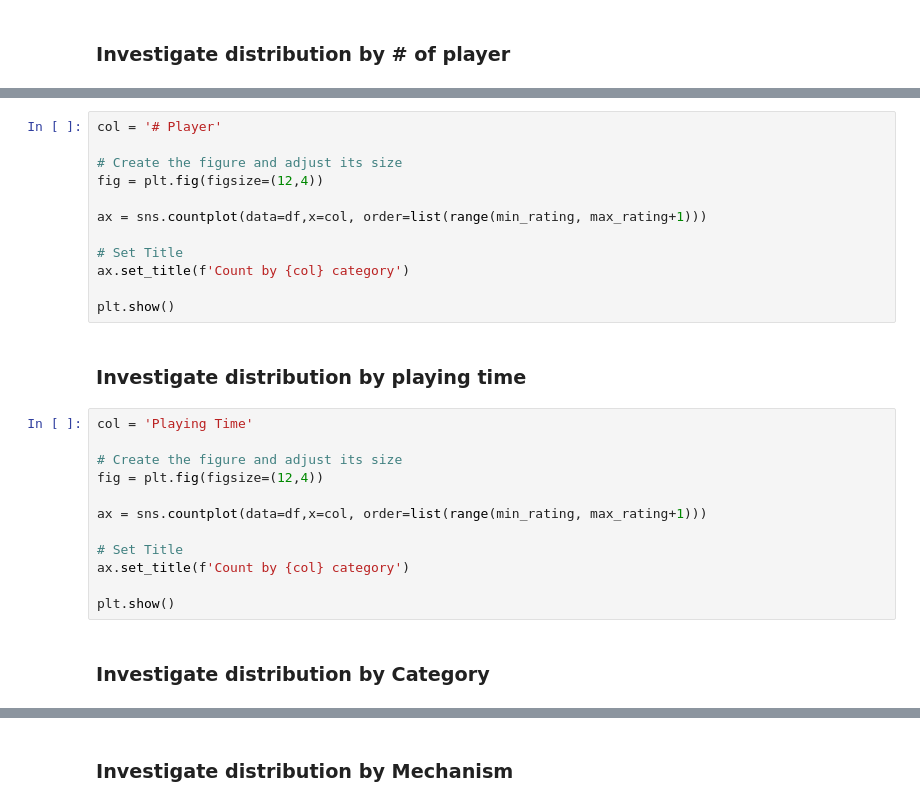
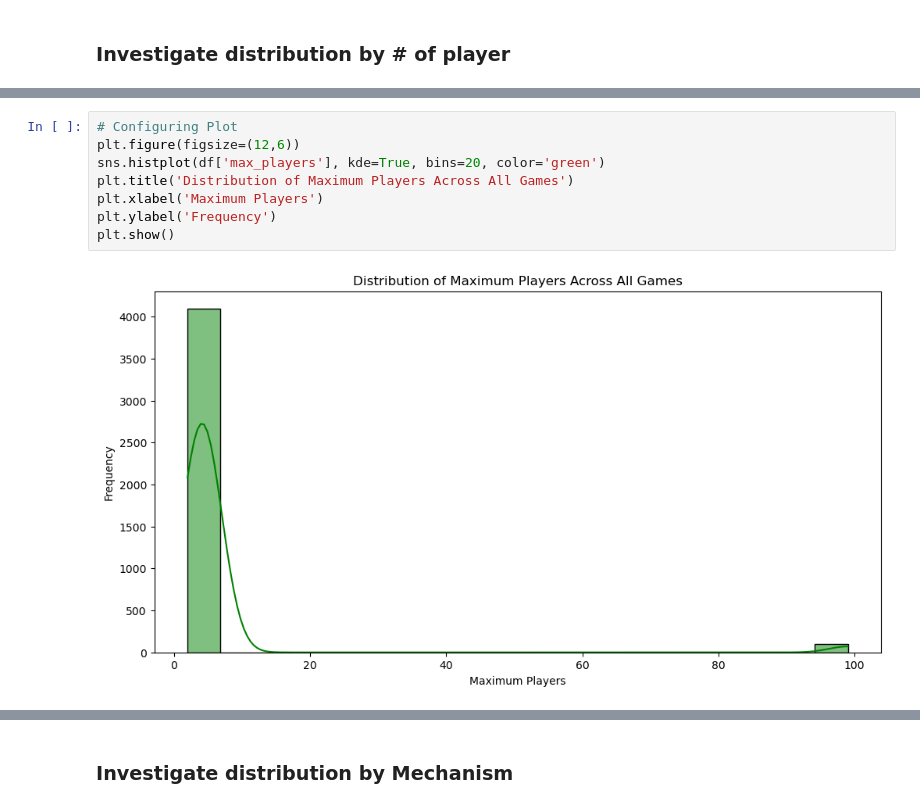
Before and after one commit to ABF-QC/Module3_Project2_solo, a Jupyter notebook: notebook/EDA.ipynb, the cells around one changed output, grey strips where cells are left out. Saved outputs shown, nothing was run; the diff lists cells and outputs as text.

```diff
--- a/notebook/EDA.ipynb
+++ b/notebook/EDA.ipynb
@@ -65,28 +136,10 @@ plt.show()
 # %%
-col = '# Player'
-
-# Create the figure and adjust its size
-fig = plt.fig(figsize=(12,4))
-
-ax = sns.countplot(data=df,x=col, order=list(range(min_rating, max_rating+1)))
-
-# Set Title
-ax.set_title(f'Count by {col} category')
-
+# Configuring Plot
+plt.figure(figsize=(12,6))
+sns.histplot(df['max_players'], kde=True, bins=20, color='green')
+plt.title('Distribution of Maximum Players Across All Games')
+plt.xlabel('Maximum Players')
+plt.ylabel('Frequency')
 plt.show()
+# %% [output]
+[figure, added]
-# %% [markdown]
-### Investigate distribution by playing time
-# %%
-col = 'Playing Time'
-
-# Create the figure and adjust its size
-fig = plt.fig(figsize=(12,4))
-
-ax = sns.countplot(data=df,x=col, order=list(range(min_rating, max_rating+1)))
-
-# Set Title
-ax.set_title(f'Count by {col} category')
-
-plt.show()
-# %% [markdown]
-### Investigate distribution by Category
```
Also changed, not shown: parts of 34 cells of this notebook.
